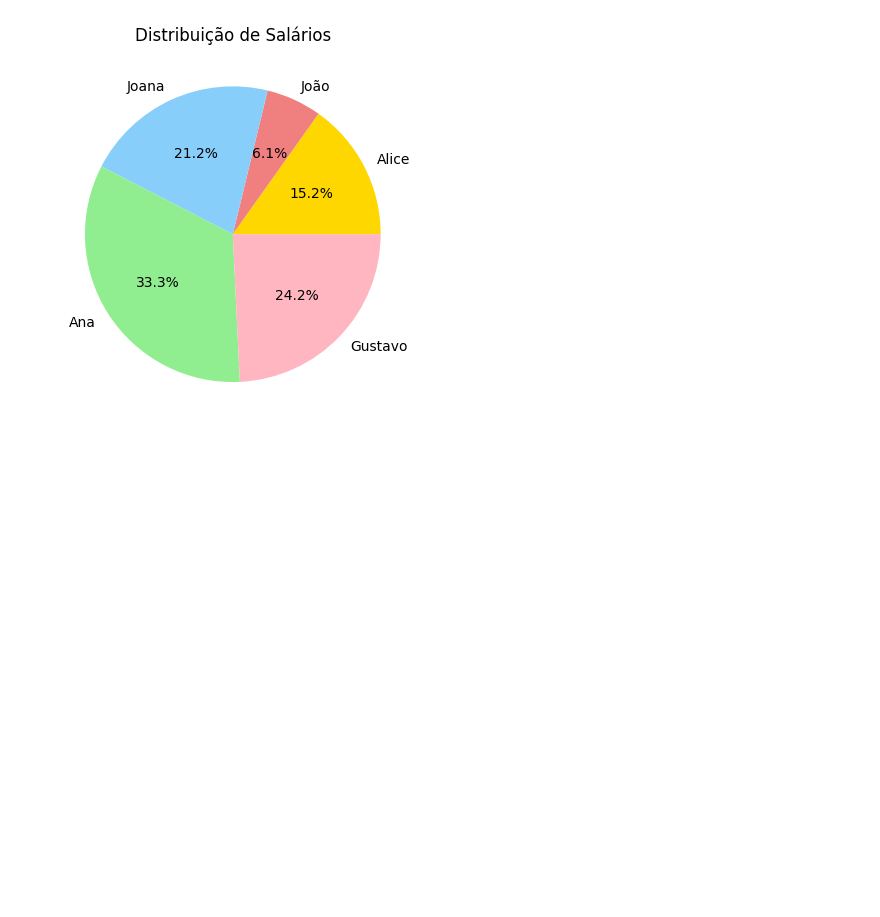
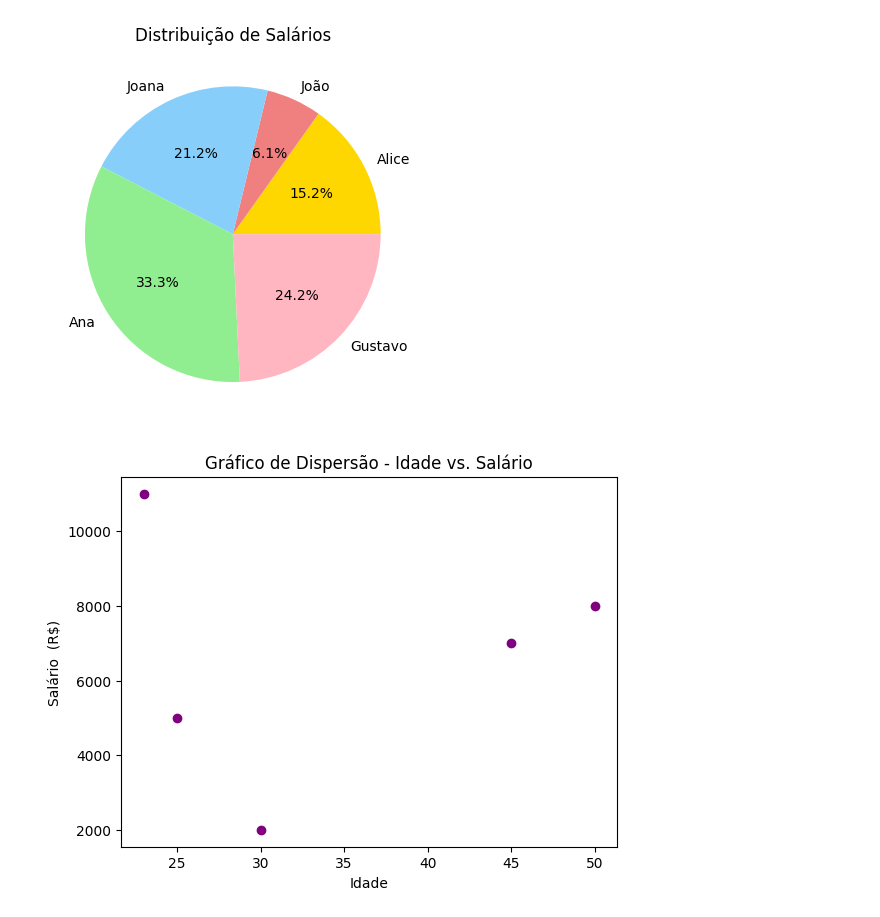
Before and after one commit to NatashaB-randao/AulasPython_EmbraerSocialTechCareers, a Jupyter notebook: Aulas/Jupyter/DadosPlotagem.ipynb, the cells around one changed output. Drawn from its saved outputs; the diff is of its cells as text; code cells hidden in the pictures; blank space fills up the shorter version.

Commit message:
Scatter Plot

```diff
--- a/Aulas/Jupyter/DadosPlotagem.ipynb
+++ b/Aulas/Jupyter/DadosPlotagem.ipynb
@@ -30,3 +30,13 @@ plt.show
 # %% [output]
 <function matplotlib.pyplot.show(close=None, block=None)>
 [figure]
+# %%
+# Gráfico de Dispersão
+
+plt.scatter(df['Idade'], df['Salario'], color='purple')
+plt.title('Gráfico de Dispersão - Idade vs. Salário')
+plt.xlabel('Idade')
+plt.ylabel('Salário  (R$)')
+plt.show()
+# %% [output]
+[figure, added]
```
